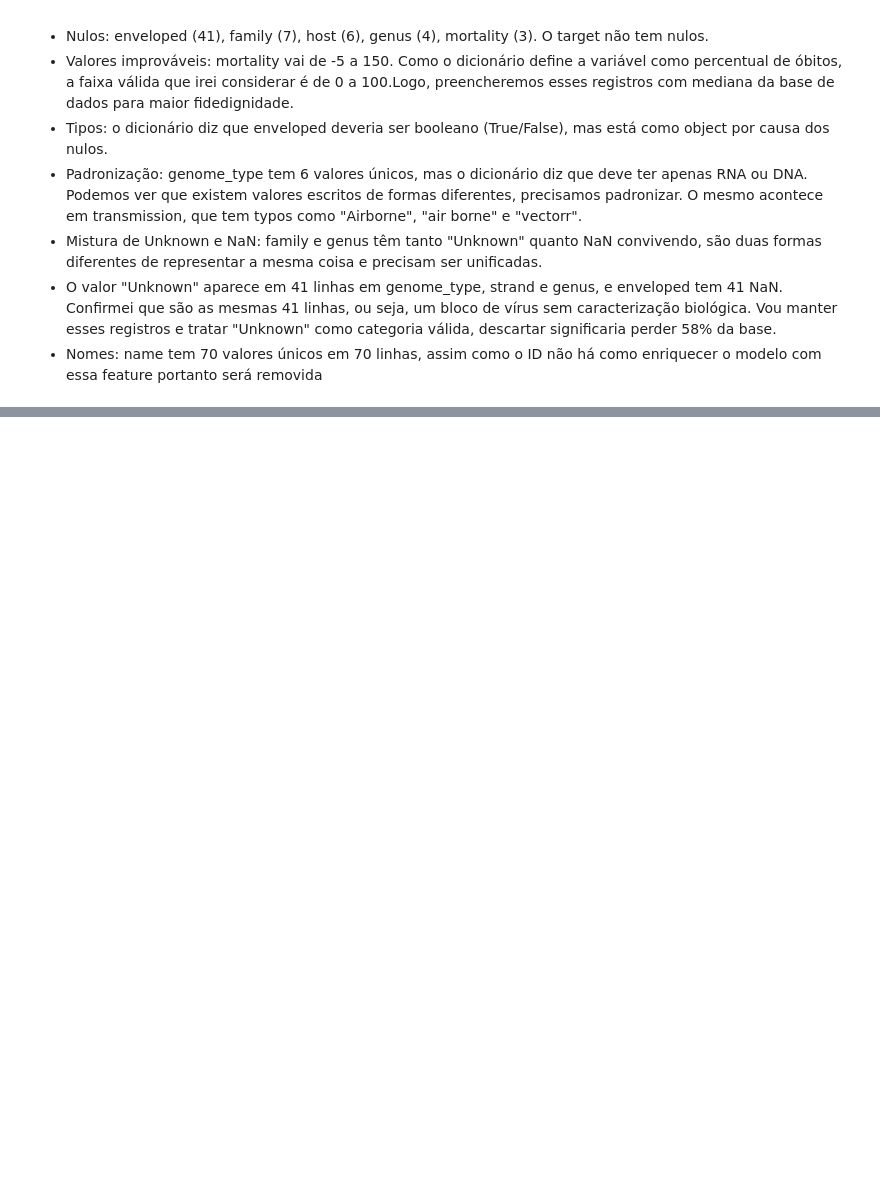
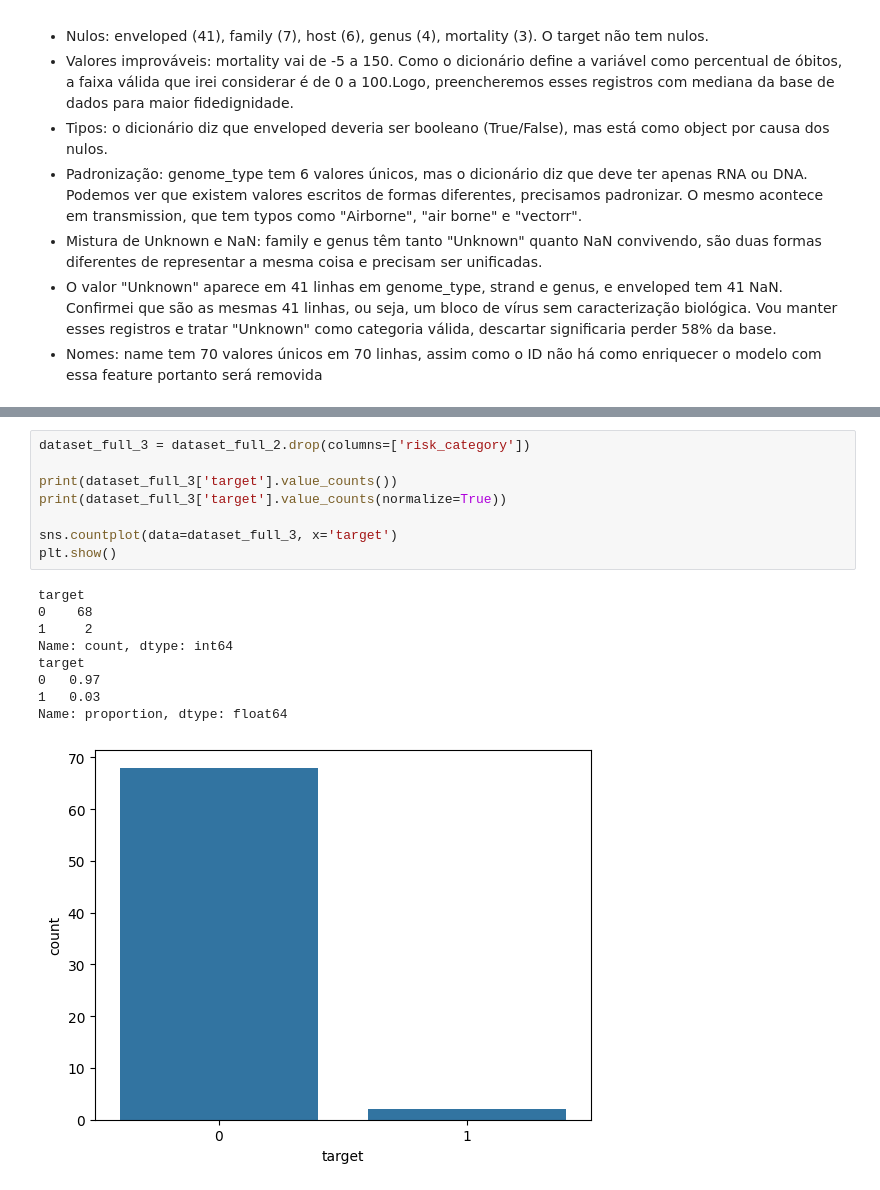
Before and after one commit to kenedysilva27/virus-risk, a Jupyter notebook: notebooks/EDA_PREPROCESSING.ipynb, the cells around one changed output, grey strips where cells are left out. Cells and saved outputs as stored; diff of their text form; blank space fills up the shorter version.

```diff
--- a/notebooks/EDA_PREPROCESSING.ipynb
+++ b/notebooks/EDA_PREPROCESSING.ipynb
@@ -428,0 +506,18 @@ seguir assim foi para que o modelo tenha mais dados para treinamento sem perder
+# %%
+dataset_full_3 = dataset_full_2.drop(columns=['risk_category'])
+
+print(dataset_full_3['target'].value_counts())
+print(dataset_full_3['target'].value_counts(normalize=True))
+
+sns.countplot(data=dataset_full_3, x='target')
+plt.show()
+# %% [output]
+target
+0    68
+1     2
+Name: count, dtype: int64
+target
+0   0.97
+1   0.03
+Name: proportion, dtype: float64
+[figure, added]
```
Also changed, not shown: parts of 10 cells of this notebook, 1 other file.
